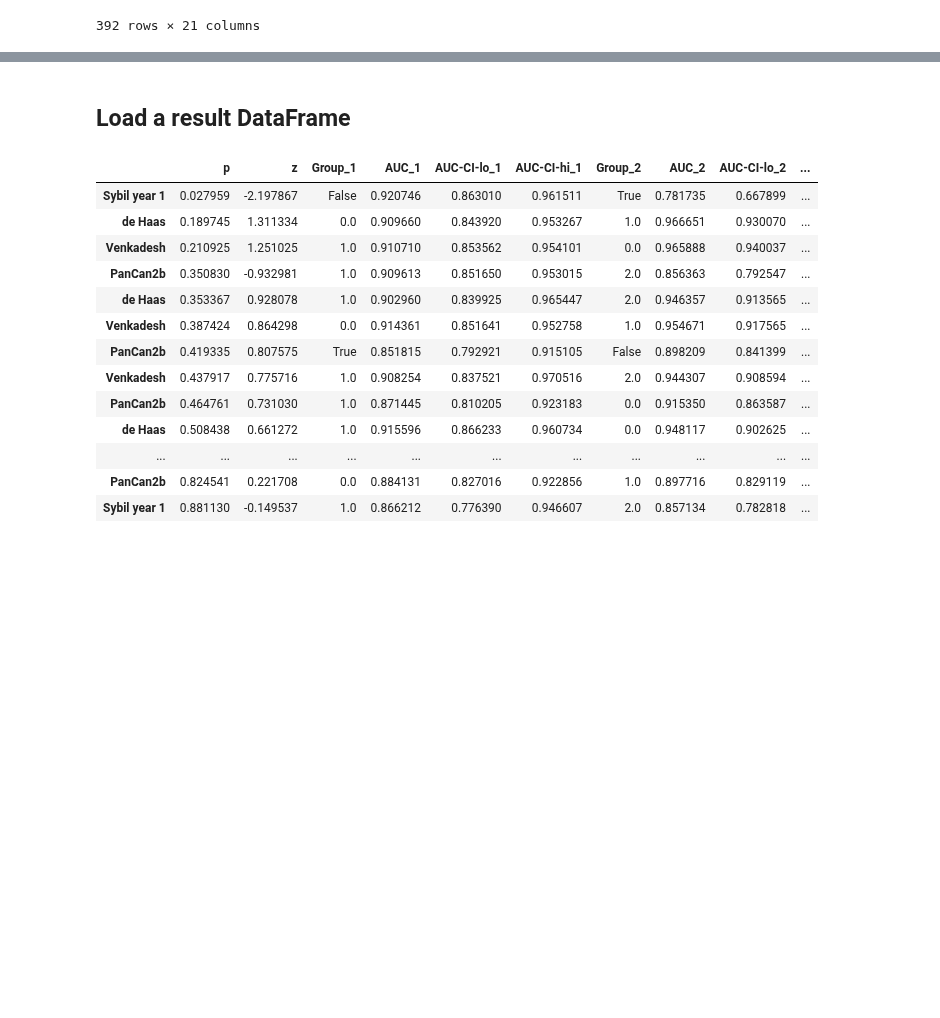
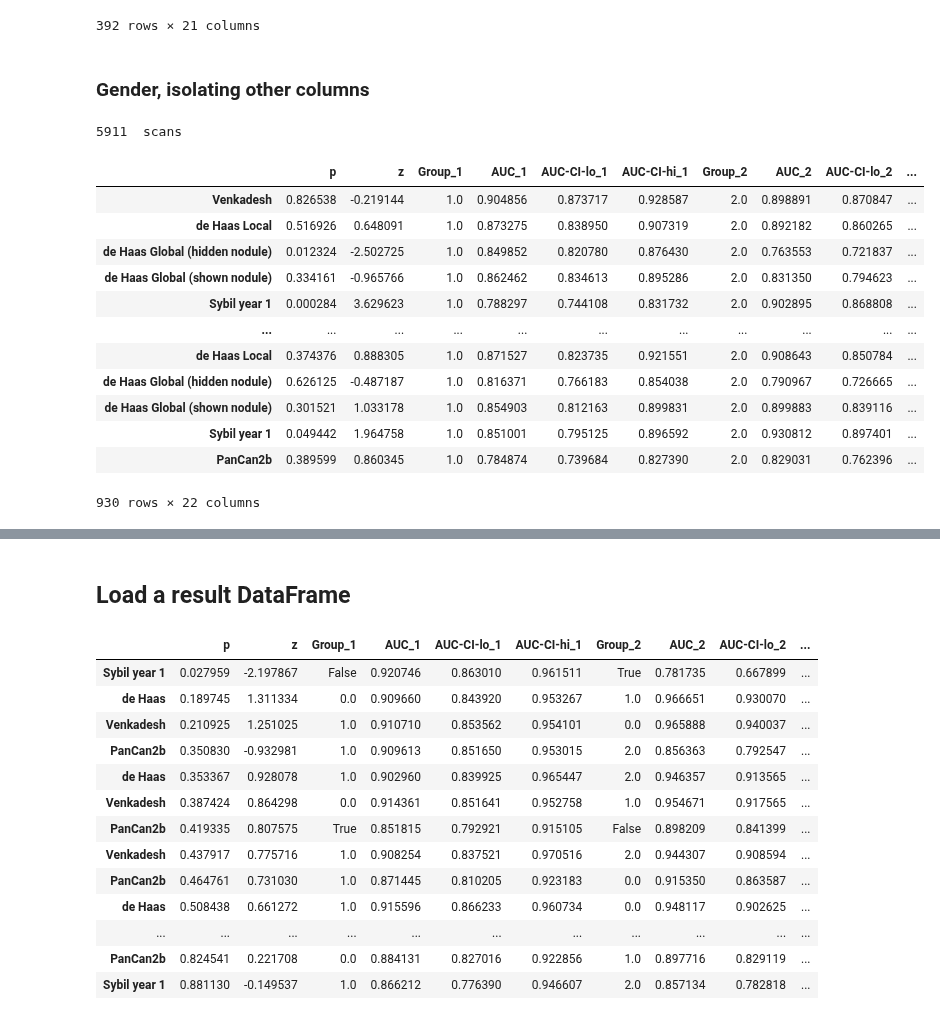
Before and after one commit to DIAGNijmegen/bodyct-lung-malignancy-fairness, a Jupyter notebook: save_all_roc_results.ipynb, the cells around one changed output, grey strips where cells are left out. Drawn from its saved outputs; the diff is of its cells as text; code cells hidden in the pictures; blank space fills up the shorter version.

```diff
--- a/save_all_roc_results.ipynb
+++ b/save_all_roc_results.ipynb
@@ -221,3 +221,27 @@ result_df
 | Sybil year 1 | 0.434555 | -0.781422 | Volume Zoom | 0.873205 | 0.813825 | 0.923301 | Sensation 16 | 0.818425 | 0.709909 | ... |
 | PanCan2b | 0.837917 | 0.204559 | Volume Zoom | 0.751447 | 0.660941 | 0.823071 | Sensation 16 | 0.767518 | 0.677493 | ... |
 392 rows × 21 columns
+# %% [markdown]
+### Gender, isolating other columns
+# %%
+nlst_preds, nlst_democols, MODELS = data.prep_nlst_preds(nlst_preds_nodule, nlst_democols_original, scanlevel=True, tijmen=False, sybil=True)
+print(len(nlst_preds), " scans")
+gender_df = roc.save_results_isolate_confounders(nlst_preds, 'Gender', nlst_democols['cat'], MODELS, csvpath=f'{RESULTS_DIR}/auroc-gender-by-factors-nlst-{len(nlst_preds)}.csv')
+# %% [output]
+5911  scans
+# %%
+gender_df
+# %% [output]
+|  | p | z | Group_1 | AUC_1 | AUC-CI-lo_1 | AUC-CI-hi_1 | Group_2 | AUC_2 | AUC-CI-lo_2 | ... |
+| Venkadesh | 0.826538 | -0.219144 | 1.0 | 0.904856 | 0.873717 | 0.928587 | 2.0 | 0.898891 | 0.870847 | ... |
+| de Haas Local | 0.516926 | 0.648091 | 1.0 | 0.873275 | 0.838950 | 0.907319 | 2.0 | 0.892182 | 0.860265 | ... |
+| de Haas Global (hidden nodule) | 0.012324 | -2.502725 | 1.0 | 0.849852 | 0.820780 | 0.876430 | 2.0 | 0.763553 | 0.721837 | ... |
+| de Haas Global (shown nodule) | 0.334161 | -0.965766 | 1.0 | 0.862462 | 0.834613 | 0.895286 | 2.0 | 0.831350 | 0.794623 | ... |
+| Sybil year 1 | 0.000284 | 3.629623 | 1.0 | 0.788297 | 0.744108 | 0.831732 | 2.0 | 0.902895 | 0.868808 | ... |
+| ... | ... | ... | ... | ... | ... | ... | ... | ... | ... | ... |
+| de Haas Local | 0.374376 | 0.888305 | 1.0 | 0.871527 | 0.823735 | 0.921551 | 2.0 | 0.908643 | 0.850784 | ... |
+| de Haas Global (hidden nodule) | 0.626125 | -0.487187 | 1.0 | 0.816371 | 0.766183 | 0.854038 | 2.0 | 0.790967 | 0.726665 | ... |
+| de Haas Global (shown nodule) | 0.301521 | 1.033178 | 1.0 | 0.854903 | 0.812163 | 0.899831 | 2.0 | 0.899883 | 0.839116 | ... |
+| Sybil year 1 | 0.049442 | 1.964758 | 1.0 | 0.851001 | 0.795125 | 0.896592 | 2.0 | 0.930812 | 0.897401 | ... |
+| PanCan2b | 0.389599 | 0.860345 | 1.0 | 0.784874 | 0.739684 | 0.827390 | 2.0 | 0.829031 | 0.762396 | ... |
+930 rows × 22 columns
```
Also changed, not shown: parts of 7 cells of this notebook, 3 other files.
